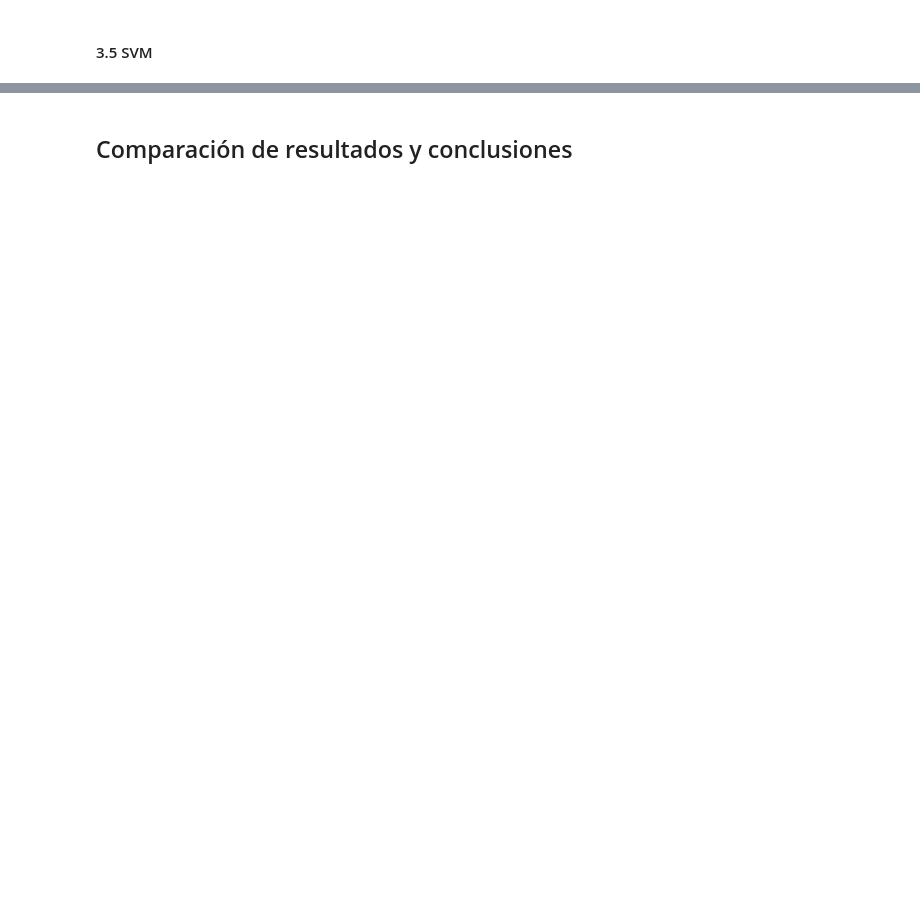
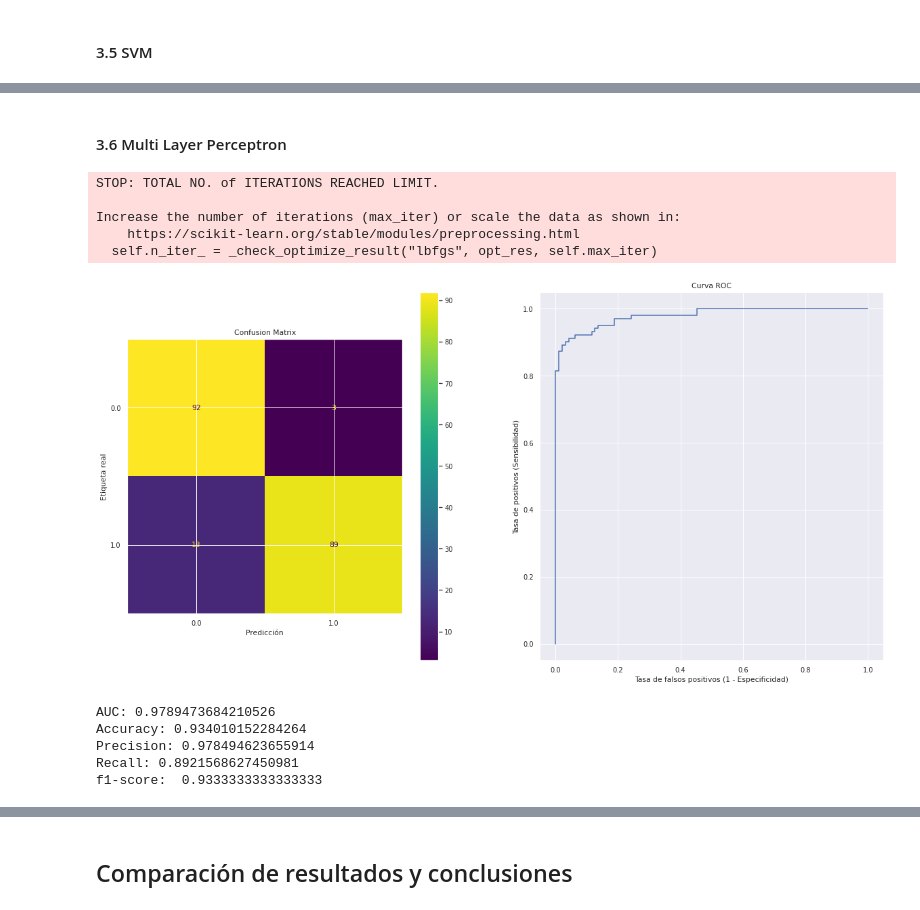
Before and after one commit to nhorro/ceai2020, a Jupyter notebook: machine_learning_1/trabajo_integrador/notebooks/02 - Model Development.ipynb, the cells around one changed output, grey strips where cells are left out. Drawn from its saved outputs; the diff is of its cells as text; code cells hidden in the pictures; blank space fills up the shorter version.

```diff
--- a/machine_learning_1/trabajo_integrador/notebooks/02 - Model Development.ipynb
+++ b/machine_learning_1/trabajo_integrador/notebooks/02 - Model Development.ipynb
@@ -497,0 +514,22 @@ Recall: 0.8627450980392157
+# %% [markdown]
+#### 3.6 Multi Layer Perceptron
+# %%
+from sklearn.neural_network import MLPClassifier
+model = MLPClassifier(solver='lbfgs', alpha=1e-5, hidden_layer_sizes=(5, 2), random_state=1)
+model.fit(X, y)
+
+model_name="mlp1"
+model_metrics_list[model_name] = model_evaluation_report(model,y_test,y_pred,y_pred_prob)
+save_model(model,model_name+".pkl")
+# %% [output]
+STOP: TOTAL NO. of ITERATIONS REACHED LIMIT.
+
+Increase the number of iterations (max_iter) or scale the data as shown in:
+    https://scikit-learn.org/stable/modules/preprocessing.html
+  self.n_iter_ = _check_optimize_result("lbfgs", opt_res, self.max_iter)
+[figure, added]
+AUC: 0.9789473684210526
+Accuracy: 0.934010152284264
+Precision: 0.978494623655914
+Recall: 0.8921568627450981
+f1-score:  0.9333333333333333
```
Also changed, not shown: parts of 11 cells of this notebook, 12 other files.
